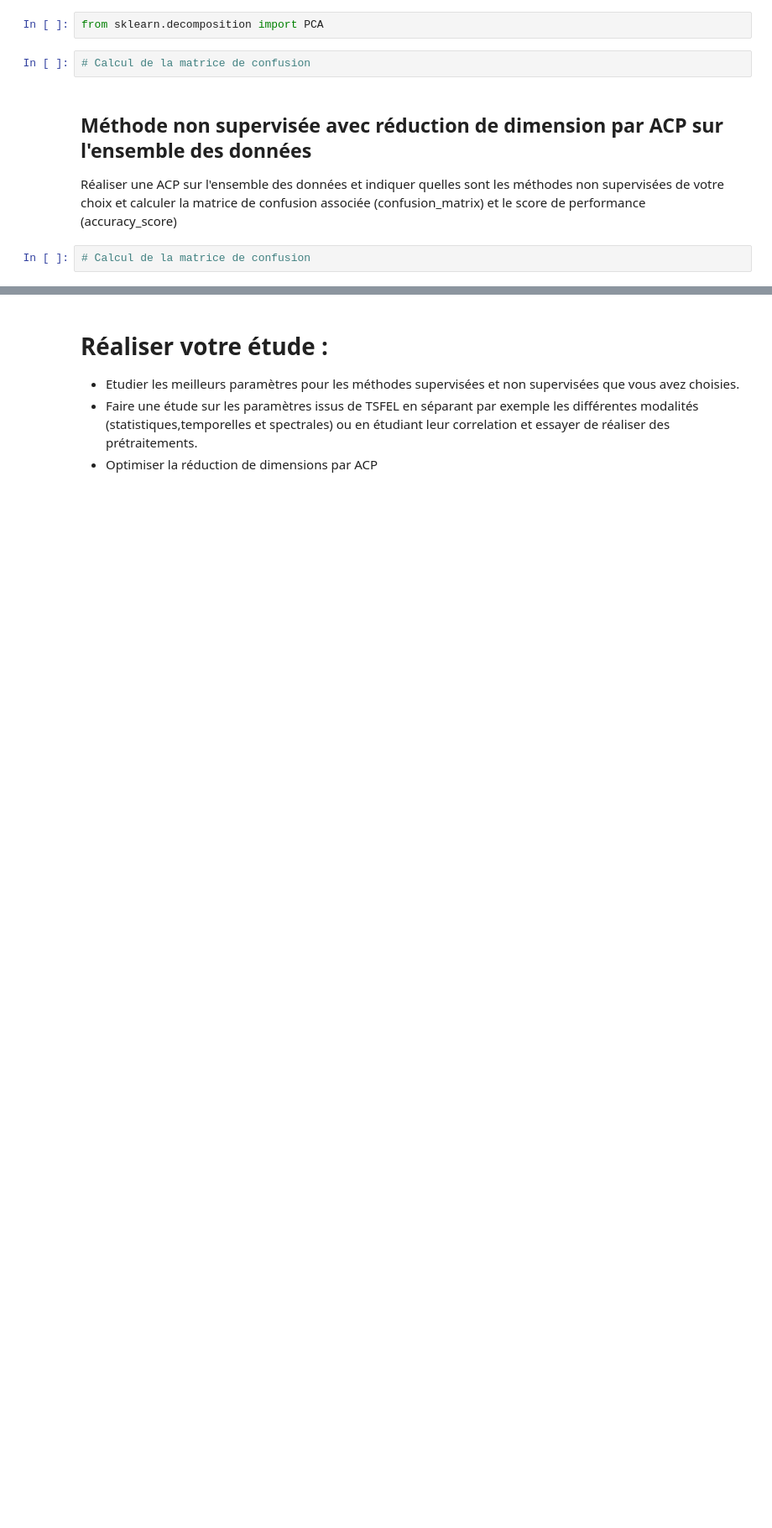
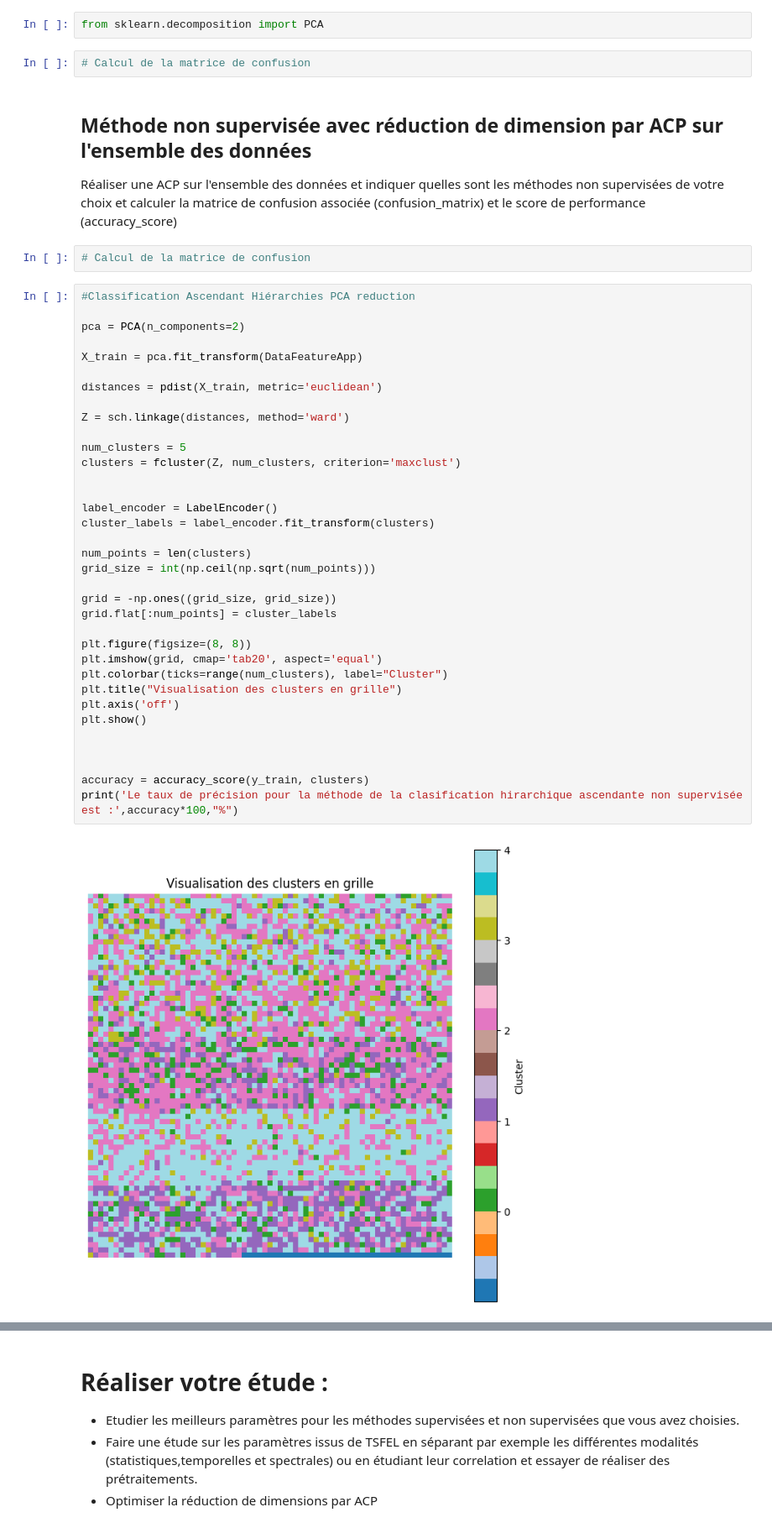
Before and after one commit to MA-BOUSSOUALEF/Classification-of-Heartbeats, a Jupyter notebook: Projet_ECG_Etudiant.ipynb, the cells around one changed output, grey strips where cells are left out. Shown at 84% size. Drawn from its saved outputs; the diff is of its cells as text; blank space fills up the shorter version.

Commit message:
ajout de la methode de classification ascendante herarchique en PCA

```diff
--- a/Projet_ECG_Etudiant.ipynb
+++ b/Projet_ECG_Etudiant.ipynb
@@ -247,3 +248,40 @@ from sklearn.decomposition import PCA
 Réaliser une ACP sur l'ensemble des données et indiquer quelles sont les méthodes non supervisées de votre choix et calculer la matrice de confusion associée (confusion_matrix) et le score de performance (accuracy_score)
 # %%
 # Calcul de la matrice de confusion
+# %%
+#Classification Ascendant Hiérarchies PCA reduction
+
+pca = PCA(n_components=2)
+
+X_train = pca.fit_transform(DataFeatureApp)
+
+distances = pdist(X_train, metric='euclidean')
+
+Z = sch.linkage(distances, method='ward')
+
+num_clusters = 5
+clusters = fcluster(Z, num_clusters, criterion='maxclust')
+
+
+label_encoder = LabelEncoder()
+cluster_labels = label_encoder.fit_transform(clusters)
+
+num_points = len(clusters)
+grid_size = int(np.ceil(np.sqrt(num_points)))
+
+grid = -np.ones((grid_size, grid_size))
+grid.flat[:num_points] = cluster_labels
+
+plt.figure(figsize=(8, 8))
+plt.imshow(grid, cmap='tab20', aspect='equal')
+plt.colorbar(ticks=range(num_clusters), label="Cluster")
+plt.title("Visualisation des clusters en grille")
+plt.axis('off')
+plt.show()
+
+
+
+accuracy = accuracy_score(y_train, clusters)
+print('Le taux de précision pour la méthode de la clasification hirarchique ascendante non supervisée est :',accuracy*100,"%")
+# %% [output]
+[figure, added]
```
Also changed, not shown: parts of 5 cells of this notebook.
